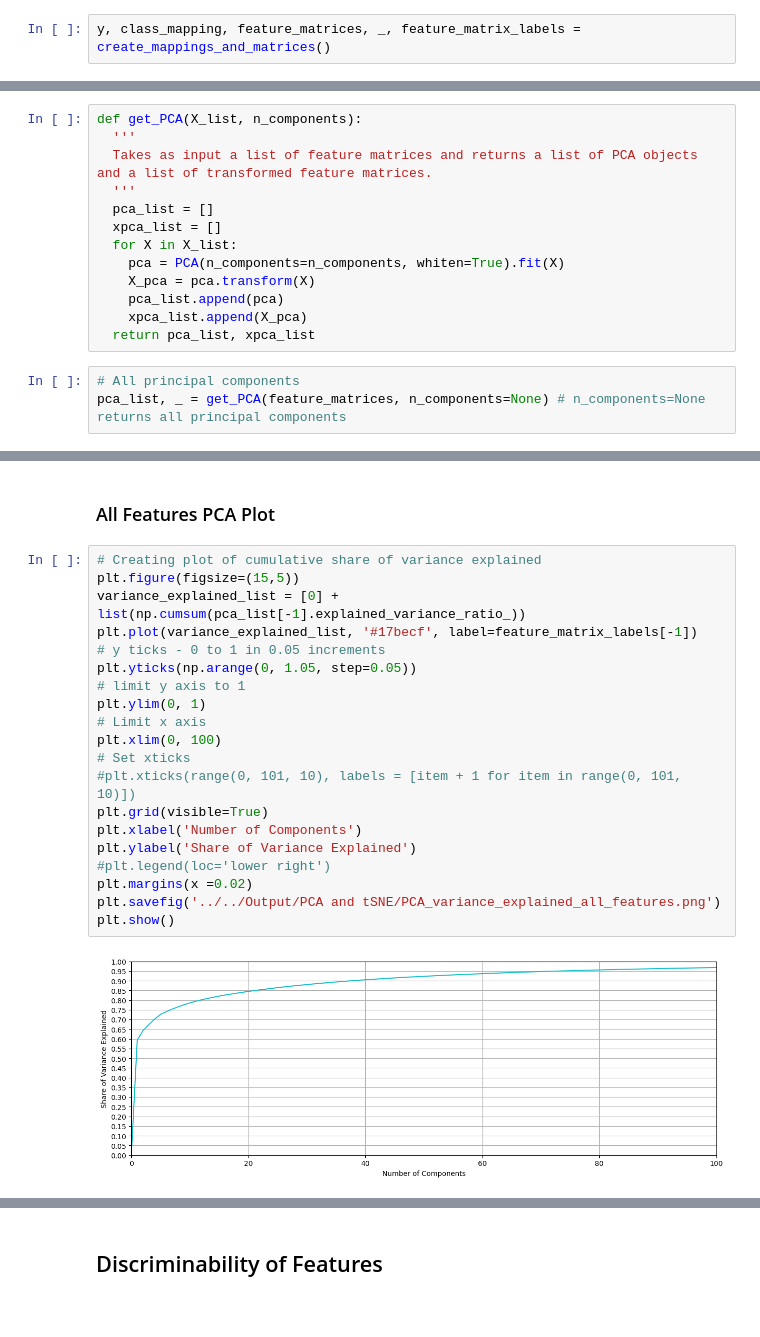
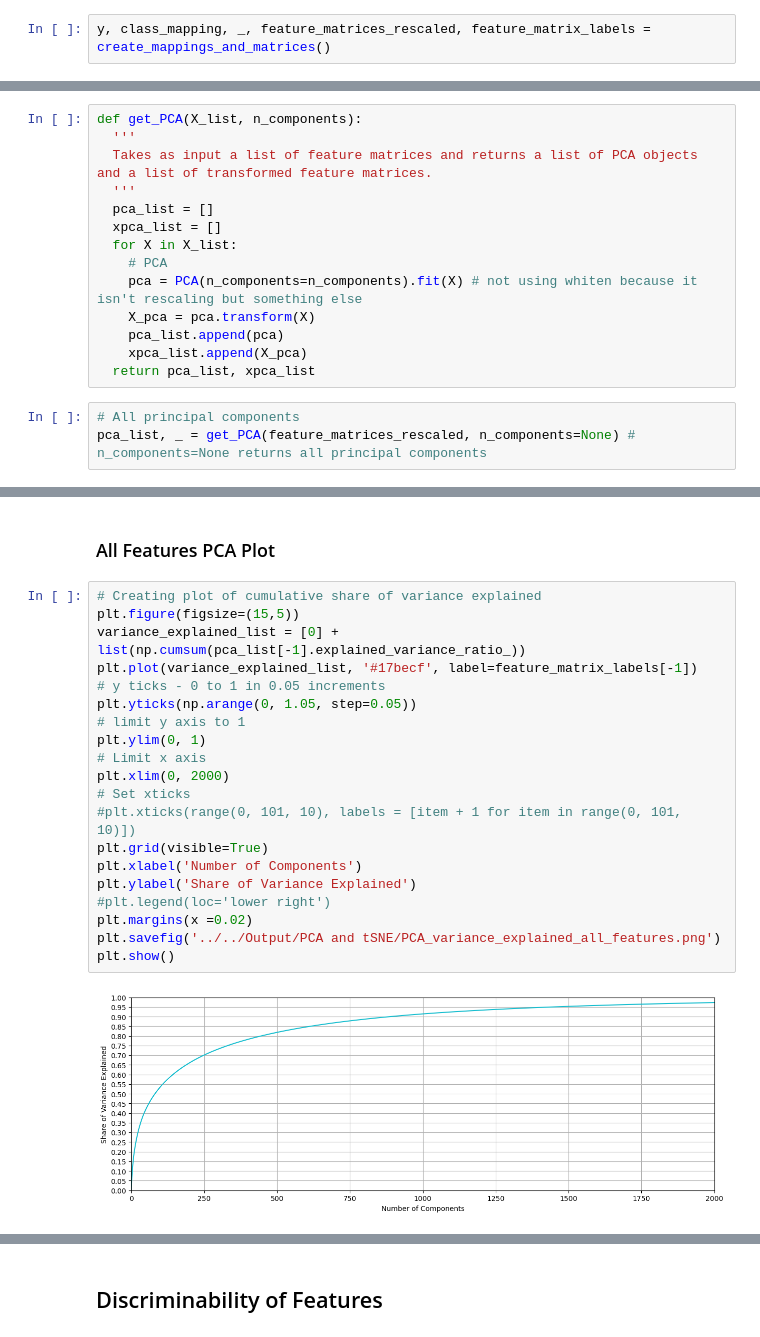
Before and after one commit to ijyliu/computer-vision-project, a Jupyter notebook: Code/Dimensionality Reduction Visualization/PCA_Train_Set.ipynb, the cells around one changed output, grey strips where cells are left out. Drawn from its saved outputs; the diff is of its cells as text.

```diff
--- a/Code/Dimensionality Reduction Visualization/PCA_Train_Set.ipynb
+++ b/Code/Dimensionality Reduction Visualization/PCA_Train_Set.ipynb
@@ -9,7 +9,7 @@ from Create_Mappings_and_Matrices import create_mappings_and_matrices
 # %% [markdown]
 ## Create Mappings and Matrices
 # %%
-y, class_mapping, feature_matrices, _, feature_matrix_labels = create_mappings_and_matrices()
+y, class_mapping, _, feature_matrices_rescaled, feature_matrix_labels = create_mappings_and_matrices()
 # %% [output]
 all features train
     Class With Ambiguous and None Corrected Old Class  \
@@ -38,14 +38,15 @@ def get_PCA(X_list, n_components):
   pca_list = []
   xpca_list = []
   for X in X_list:
-    pca = PCA(n_components=n_components, whiten=True).fit(X)
+    # PCA
+    pca = PCA(n_components=n_components).fit(X) # not using whiten because it isn't rescaling but something else
     X_pca = pca.transform(X)
     pca_list.append(pca)
     xpca_list.append(X_pca)
   return pca_list, xpca_list
 # %%
 # All principal components
-pca_list, _ = get_PCA(feature_matrices, n_components=None) # n_components=None returns all principal components
+pca_list, _ = get_PCA(feature_matrices_rescaled, n_components=None) # n_components=None returns all principal components
 # %% [markdown]
 ## Visualize Share of Variance Explained
 # %%
@@ -106,22 +107,22 @@ make_ind_pca_plot(50)
 # %%
 # Creating plot of cumulative share of variance explained
 plt.figure(figsize=(15,5))
 variance_explained_list = [0] + list(np.cumsum(pca_list[-1].explained_variance_ratio_))
 plt.plot(variance_explained_list, '#17becf', label=feature_matrix_labels[-1])
 # y ticks - 0 to 1 in 0.05 increments
 plt.yticks(np.arange(0, 1.05, step=0.05))
 # limit y axis to 1
 plt.ylim(0, 1)
 # Limit x axis
-plt.xlim(0, 100)
+plt.xlim(0, 2000)
 # Set xticks
 #plt.xticks(range(0, 101, 10), labels = [item + 1 for item in range(0, 101, 10)])
 plt.grid(visible=True)
 plt.xlabel('Number of Components')
 plt.ylabel('Share of Variance Explained')
 #plt.legend(loc='lower right')
 plt.margins(x =0.02)
 plt.savefig('../../Output/PCA and tSNE/PCA_variance_explained_all_features.png')
 plt.show()
 # %% [output]
-[figure, old version]
+[figure, new version]
```
Also changed, not shown: parts of 8 cells of this notebook, 7 other files.
